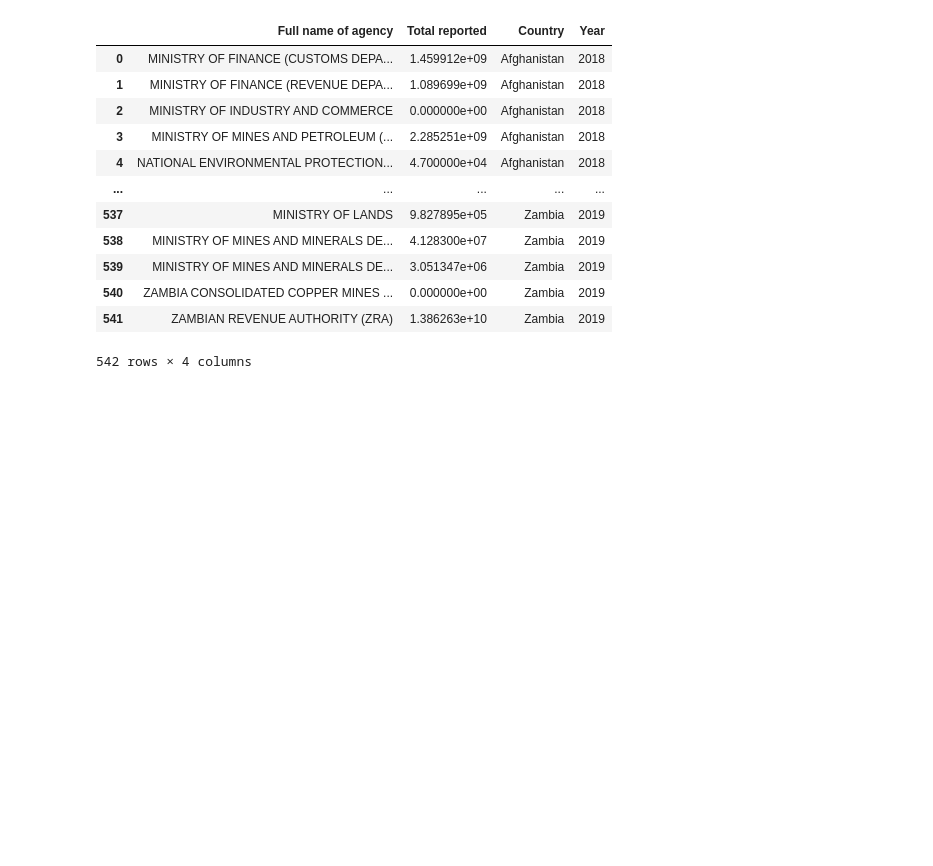
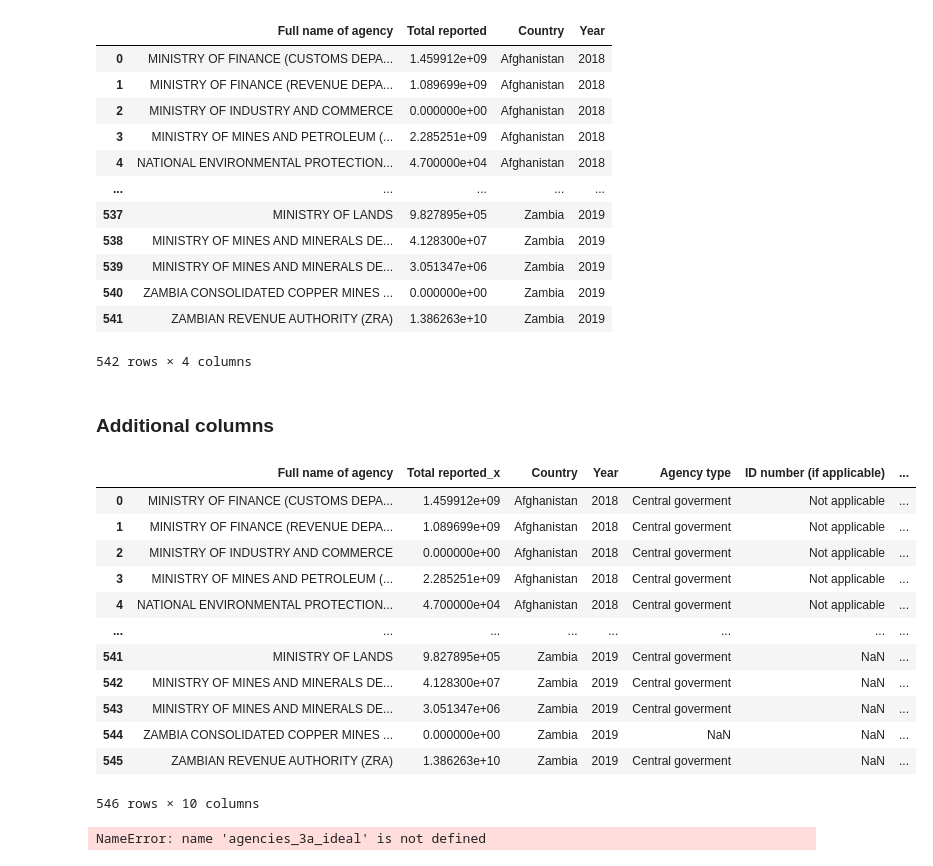
Before and after one commit to civicliteracies/EITI_SDT_data_verification_and_validation, a Jupyter notebook: 05 - Ideal lists.ipynb, the cells around one changed output. Saved outputs shown, nothing was run; the diff lists cells and outputs as text; code cells hidden in the pictures; blank space fills up the shorter version.

```diff
--- a/05 - Ideal lists.ipynb
+++ b/05 - Ideal lists.ipynb
@@ -111,3 +227,61 @@ display(agencies_3b_ideal)
 | 540 | ZAMBIA CONSOLIDATED COPPER MINES ... | 0.000000e+00 | Zambia | 2019 |
 | 541 | ZAMBIAN REVENUE AUTHORITY (ZRA) | 1.386263e+10 | Zambia | 2019 |
 542 rows × 4 columns
+# %% [markdown]
+### Additional columns
+# %%
+agencies_3b_actual = pd.read_csv(path.join(file_dir_consolidated, "Part 3 - Reporting government entities list.csv"))
+agencies_3b_actual_allcaps = agencies_3b_actual.copy()
+agencies_3b_actual_allcaps["Full name of agency"] = agencies_3b_actual_allcaps["Full name of agency"].str.upper()
+# companies_3a_actual_allcaps["Government entity"] = companies_5_actual_allcaps["Government entity"].str.upper()
+
+common_columns_3b = ["Full name of agency", "Country", "Year"]
+
+# display(companies_3a_actual_allcaps)
+
+agencies_merged = pd.merge(agencies_3b_ideal, agencies_3b_actual_allcaps, on=['Full name of agency', 'Country', 'Year'], how='left')
+
+# agencies_merged.to_csv("data/cleaned/agencies_5_.csv", index=False)
+
+display(agencies_merged)
+agencies_merged.to_csv("data/cleaned/agencies_3b_merge_full.csv", index=False)
+# %% [output]
+|  | Full name of agency | Total reported_x | Country | Year | Agency type | ID number (if applicable) | ... |
+| 0 | MINISTRY OF FINANCE (CUSTOMS DEPA... | 1.459912e+09 | Afghanistan | 2018 | Central goverment | Not applicable | ... |
+| 1 | MINISTRY OF FINANCE (REVENUE DEPA... | 1.089699e+09 | Afghanistan | 2018 | Central goverment | Not applicable | ... |
+| 2 | MINISTRY OF INDUSTRY AND COMMERCE | 0.000000e+00 | Afghanistan | 2018 | Central goverment | Not applicable | ... |
+| 3 | MINISTRY OF MINES AND PETROLEUM (... | 2.285251e+09 | Afghanistan | 2018 | Central goverment | Not applicable | ... |
+| 4 | NATIONAL ENVIRONMENTAL PROTECTION... | 4.700000e+04 | Afghanistan | 2018 | Central goverment | Not applicable | ... |
+| ... | ... | ... | ... | ... | ... | ... | ... |
+| 541 | MINISTRY OF LANDS | 9.827895e+05 | Zambia | 2019 | Central goverment | NaN | ... |
+| 542 | MINISTRY OF MINES AND MINERALS DE... | 4.128300e+07 | Zambia | 2019 | Central goverment | NaN | ... |
+| 543 | MINISTRY OF MINES AND MINERALS DE... | 3.051347e+06 | Zambia | 2019 | Central goverment | NaN | ... |
+| 544 | ZAMBIA CONSOLIDATED COPPER MINES ... | 0.000000e+00 | Zambia | 2019 | NaN | NaN | ... |
+| 545 | ZAMBIAN REVENUE AUTHORITY (ZRA) | 1.386263e+10 | Zambia | 2019 | Central goverment | NaN | ... |
+546 rows × 10 columns
+# %%
+# Group ideal by Country and Year
+ideal_groups = agencies_3a_ideal.groupby(['Country', 'Year'])
+
+# Initialize an empty list to store merged DataFrames
+agencies_merged_list = []
+
+# agencies_3a_actual_allcaps['Country']
+
+# Iterate over each group and merge with actual
+for (country, year), group_ideal in ideal_groups:
+    # display(group_ideal)
+    group_actual = agencies_3a_actual_allcaps[(agencies_3a_actual_allcaps['Country'] == country) & (agencies_3a_actual_allcaps['Year'] == year)]
+    # display(group_actual)
+    agencies_merged_tolist = pd.merge(group_ideal, group_actual, on=['Full name of agency', 'Country', 'Year'], how='left')
+    # display(agencies_merged_tolist)
+    agencies_merged_list.append(agencies_merged_tolist)
+    # display(agencies_merged_list)
+
+# Concatenate the list of merged DataFrames into a single DataFrame
+agencies_final_merged = pd.concat(agencies_merged_list)
+
+display(agencies_final_merged)
+agencies_final_merged.to_csv("data/cleaned/agencies_3b_merge_per_report.csv", index=False)
+# %% [output]
+NameError: name 'agencies_3a_ideal' is not defined
```
Also changed, not shown: parts of 8 cells of this notebook, 4 other files.
